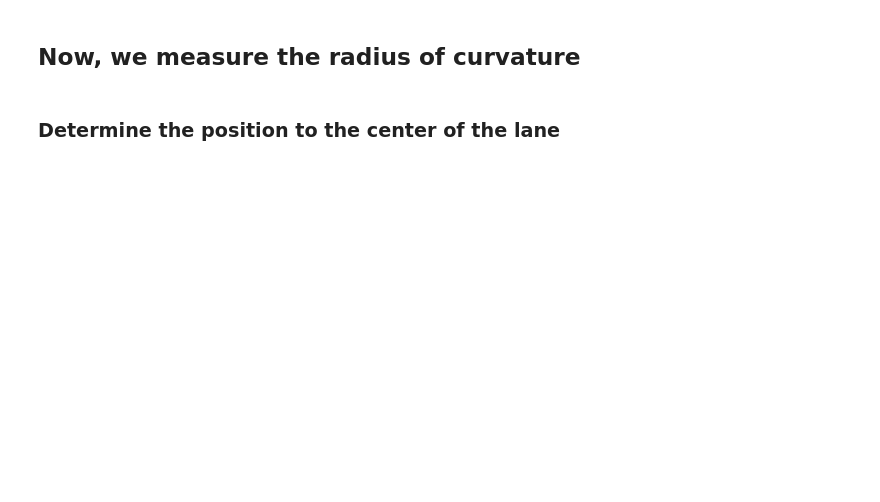
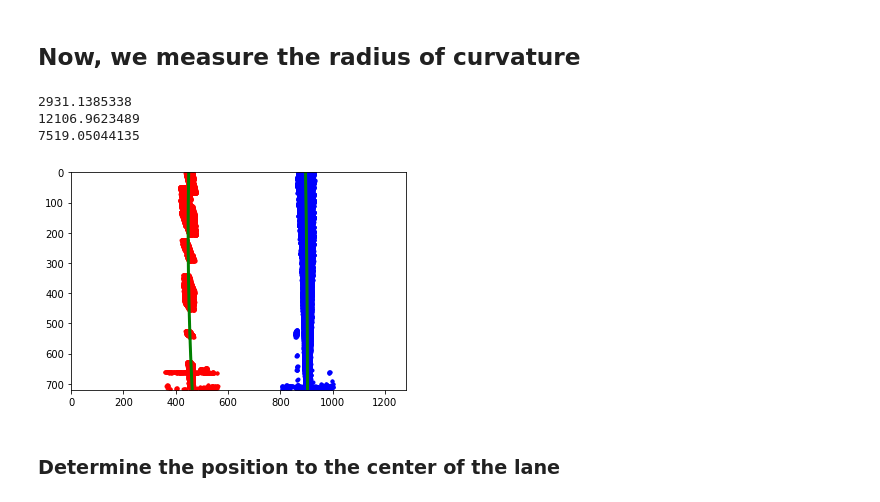
Before and after one commit to Jeremy26/advanced-lane-lines, a Jupyter notebook: P4.ipynb, the cells around one changed output. Drawn from its saved outputs; the diff is of its cells as text; code cells hidden in the pictures; blank space fills up the shorter version.

```diff
--- a/P4.ipynb
+++ b/P4.ipynb
@@ -390,11 +408,11 @@ def sliding_window(top_down):
     out_img[nonzeroy[right_lane_inds], nonzerox[right_lane_inds]] = [0, 0, 255]
 
     #FOR REPORT ONLY, PLOT THE DATA
-#    plt.imshow(out_img)
-#    plt.plot(left_fitx, ploty, color='yellow')
-#    plt.plot(right_fitx, ploty, color='yellow')
-#    plt.xlim(0, 1280)
-#    plt.ylim(720, 0)
+    plt.imshow(out_img)
+    plt.plot(left_fitx, ploty, color='yellow')
+    plt.plot(right_fitx, ploty, color='yellow')
+    plt.xlim(0, 1280)
+    plt.ylim(720, 0)
 
     return left_fit, right_fit
 # %%
@@ -445,11 +465,11 @@ def new_sliding(top_down,left_fit, right_fit):
     cv2.fillPoly(window_img, np.int_([right_line_pts]), (0,255, 0))
     result = cv2.addWeighted(out_img, 1, window_img, 0.3, 0)
     #FOR REPORT ONLY, PLOT THE DATA
-  #  plt.imshow(result)
-  #  plt.plot(left_fitx, ploty, color='yellow')
-  #  plt.plot(right_fitx, ploty, color='yellow')
-  #  plt.xlim(0, 1280)
-  # plt.ylim(720, 0)
+    plt.imshow(result)
+    plt.plot(left_fitx, ploty, color='yellow')
+    plt.plot(right_fitx, ploty, color='yellow')
+    plt.xlim(0, 1280)
+    plt.ylim(720, 0)
 
     return result, leftx, rightx,lefty,righty,left_fitx,right_fitx, left_fit, right_fit,ploty
 # %%
@@ -479,20 +501,25 @@ def curvature(leftx,rightx,lefty,righty,left_fitx,right_fitx,left_fit, right_fit
     return left_curverad, right_curverad
 # %%
     ##PLOTING FOR REPORT ONLY
-#    mark_size = 3
-#    plt.plot(leftx, lefty, 'o', color='red', markersize=mark_size)
-#    plt.plot(rightx, righty, 'o', color='blue', markersize=mark_size)
-#    plt.xlim(0, 1280)
-#    plt.ylim(0, 720)
-#    plt.plot(left_fitx, ploty, color='green', linewidth=3)
-#    plt.plot(right_fitx, ploty, color='green', linewidth=3)
-#    plt.gca().invert_yaxis() # to visualize as we do the images
+    mark_size = 3
+    plt.plot(leftx, lefty, 'o', color='red', markersize=mark_size)
+    plt.plot(rightx, righty, 'o', color='blue', markersize=mark_size)
+    plt.xlim(0, 1280)
+    plt.ylim(0, 720)
+    plt.plot(left_fitx, ploty, color='green', linewidth=3)
+    plt.plot(right_fitx, ploty, color='green', linewidth=3)
+    plt.gca().invert_yaxis() # to visualize as we do the images
 
 left_curverad, right_curverad = curvature(leftx,rightx,lefty,righty,left_fitx,right_fitx,left_fit, right_fit,ploty)
 curve = (left_curverad+right_curverad)/2.0
 print(left_curverad)
 print(right_curverad)
 print(curve)
+# %% [output]
+2931.1385338
+12106.9623489
+7519.05044135
+[figure, added]
 # %% [markdown]
 ### Determine the position to the center of the lane
 # %%
```
Also changed, not shown: parts of 10 cells of this notebook, 12 other files.
